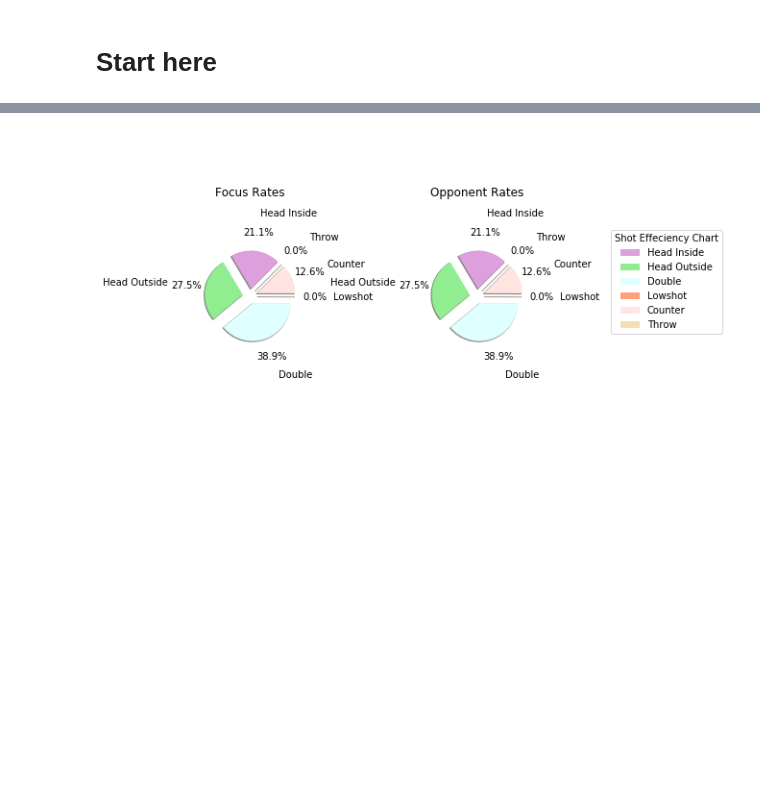
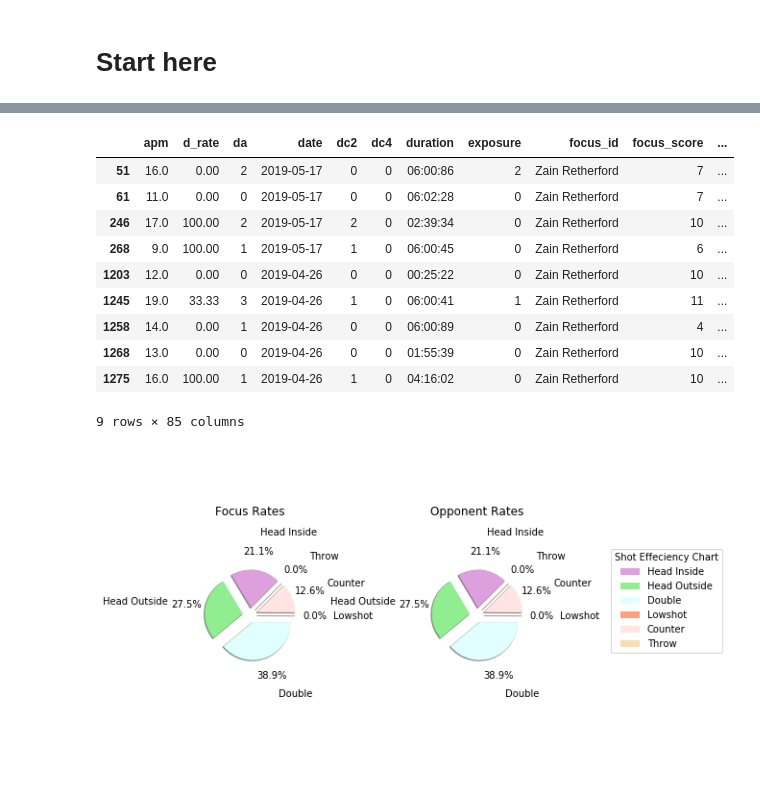
Before and after one commit to nanthony007/VeritasWrestlingSystems, a Jupyter notebook: collection/analysis/Analysis.ipynb, the cells around one changed output, grey strips where cells are left out. Cells and saved outputs as stored; diff of their text form; code cells hidden in the pictures; blank space fills up the shorter version.

```diff
--- a/collection/analysis/Analysis.ipynb
+++ b/collection/analysis/Analysis.ipynb
@@ -80,3 +178,17 @@ plt.show()
+# %%
+fm
+# %% [output]
+|  | apm | d_rate | da | date | dc2 | dc4 | duration | exposure | focus_id | focus_score | ... |
+| 51 | 16.0 | 0.00 | 2 | 2019-05-17 | 0 | 0 | 06:00:86 | 2 | Zain Retherford | 7 | ... |
+| 61 | 11.0 | 0.00 | 0 | 2019-05-17 | 0 | 0 | 06:02:28 | 0 | Zain Retherford | 7 | ... |
+| 246 | 17.0 | 100.00 | 2 | 2019-05-17 | 2 | 0 | 02:39:34 | 0 | Zain Retherford | 10 | ... |
+| 268 | 9.0 | 100.00 | 1 | 2019-05-17 | 1 | 0 | 06:00:45 | 0 | Zain Retherford | 6 | ... |
+| 1203 | 12.0 | 0.00 | 0 | 2019-04-26 | 0 | 0 | 00:25:22 | 0 | Zain Retherford | 10 | ... |
+| 1245 | 19.0 | 33.33 | 3 | 2019-04-26 | 1 | 0 | 06:00:41 | 1 | Zain Retherford | 11 | ... |
+| 1258 | 14.0 | 0.00 | 1 | 2019-04-26 | 0 | 0 | 06:00:89 | 0 | Zain Retherford | 4 | ... |
+| 1268 | 13.0 | 0.00 | 0 | 2019-04-26 | 0 | 0 | 01:55:39 | 0 | Zain Retherford | 10 | ... |
+| 1275 | 16.0 | 100.00 | 1 | 2019-04-26 | 1 | 0 | 04:16:02 | 0 | Zain Retherford | 10 | ... |
+9 rows × 85 columns
 # %%
 # shot chart
 labels = ['Head Inside', 'Head Outside', 'Double', 'Lowshot', 'Counter', 'Throw']
```
Also changed, not shown: parts of 18 cells of this notebook, 8 other files.
